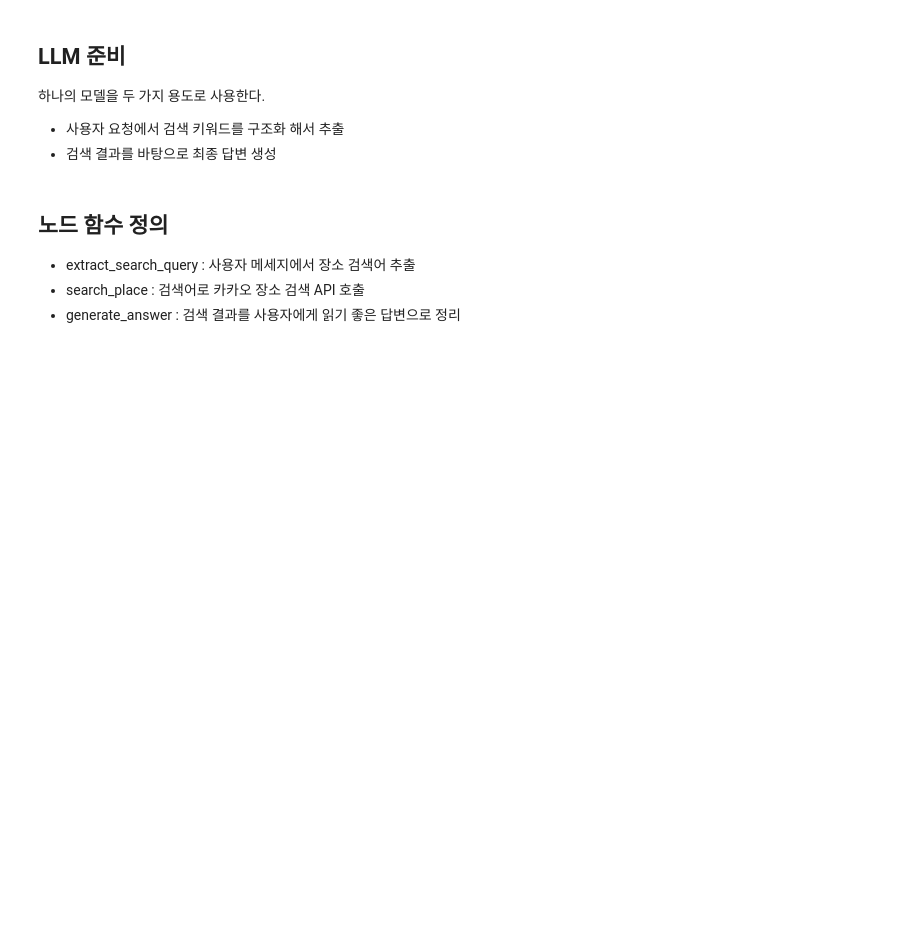
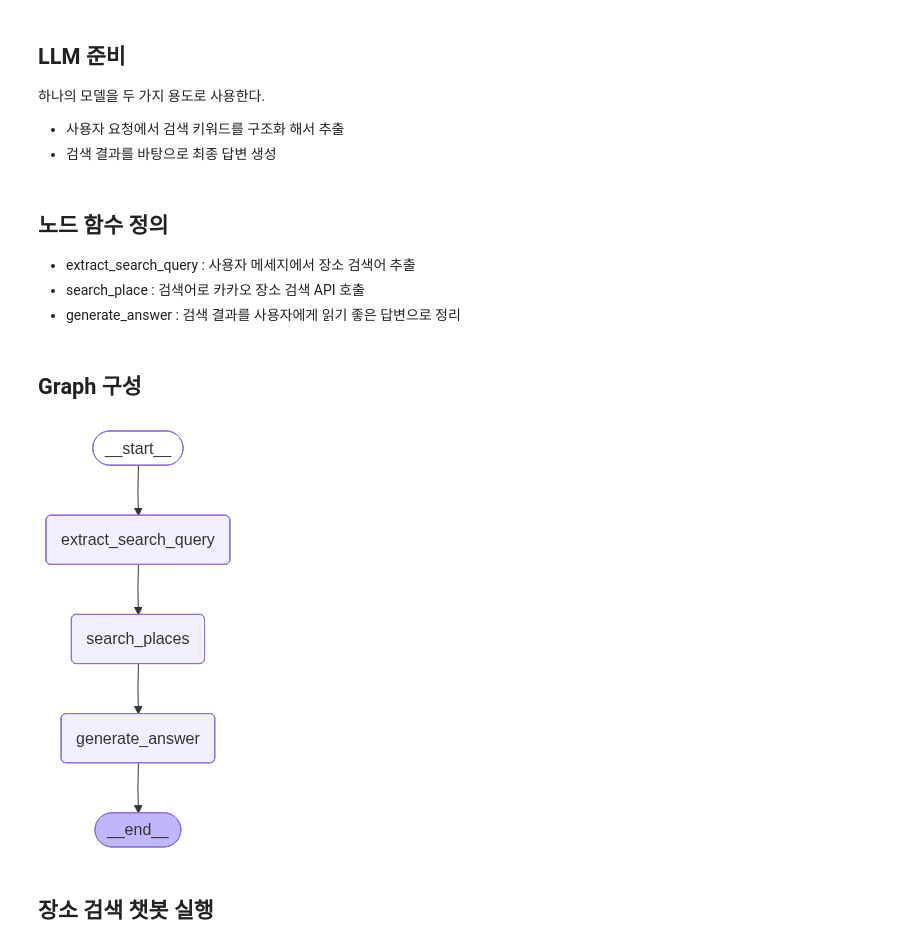
Before and after one commit to j-ai-616/08_llm, a Jupyter notebook: 07_langgraph/01_langgraph_basics/07_custom_state.ipynb, the cells around one changed output. Cells and saved outputs as stored; diff of their text form; code cells hidden in the pictures; blank space fills up the shorter version.

```diff
--- a/07_langgraph/01_langgraph_basics/07_custom_state.ipynb
+++ b/07_langgraph/01_langgraph_basics/07_custom_state.ipynb
@@ -251,3 +251,28 @@ def generate_answer(state: State) -> dict:
         "answer": response.content,
         "messages": [response],
     }
+# %% [markdown]
+## Graph 구성
+# %%
+from langgraph.graph import START, END, StateGraph
+
+def build_graph():
+    workflow = StateGraph(State)
+
+    workflow.add_node("extract_search_query", extract_search_query)
+    workflow.add_node("search_places", search_places)
+    workflow.add_node("generate_answer", generate_answer)
+
+    workflow.add_edge(START, "extract_search_query")
+    workflow.add_edge("extract_search_query", "search_places")
+    workflow.add_edge("search_places", "generate_answer")
+    workflow.add_edge("generate_answer", END)
+
+    return workflow.compile()
+
+graph = build_graph()
+graph
+# %% [output]
+[figure, added]
+# %% [markdown]
+## 장소 검색 챗봇 실행
```
Also changed, not shown: parts of 7 cells of this notebook.
